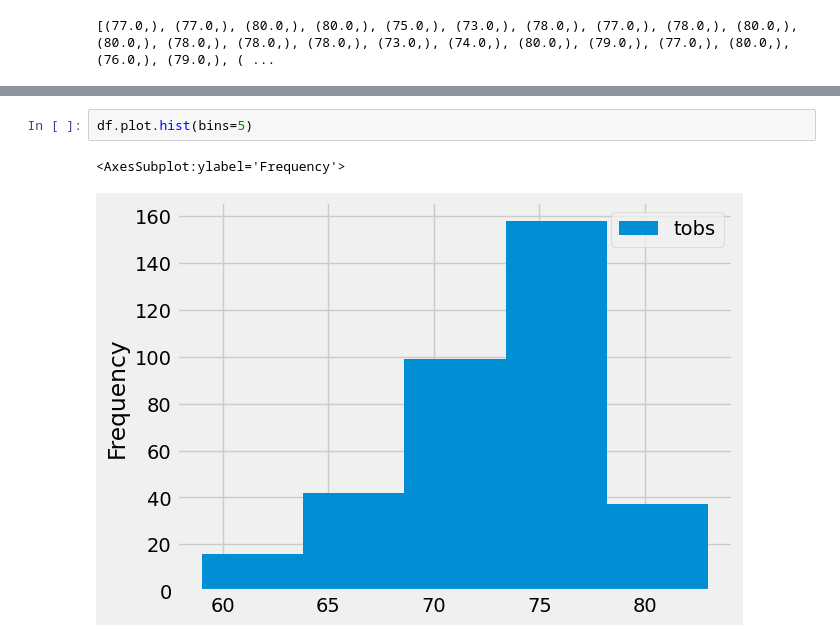
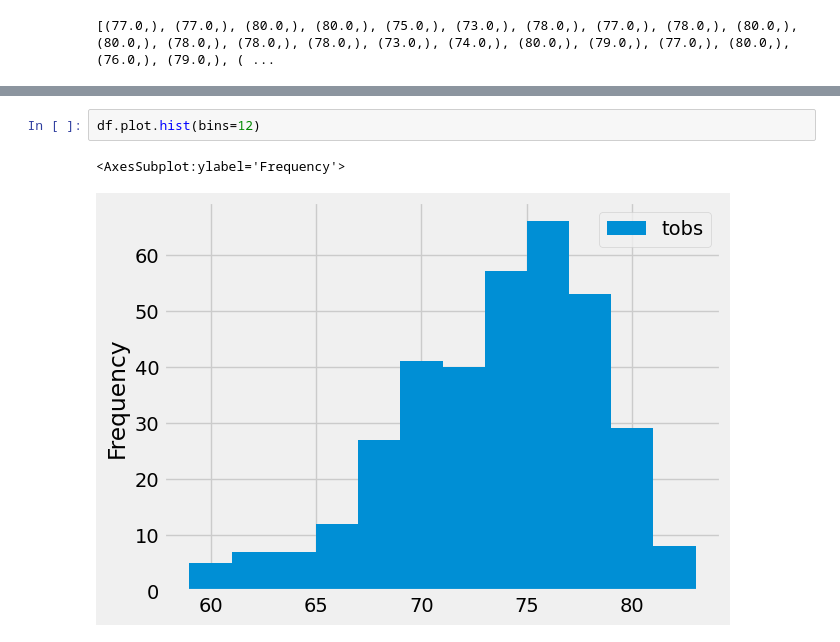
Before and after one commit to joepeck28/surfs_up, a Jupyter notebook: climate_analysis.ipynb, the cells around one changed output, grey strips where cells are left out. Saved outputs shown, nothing was run; the diff lists cells and outputs as text.

```diff
--- a/climate_analysis.ipynb
+++ b/climate_analysis.ipynb
@@ -189,7 +189,7 @@ print(df.to_string(index=False))
  76.0
  79.0
 # %%
-df.plot.hist(bins=5)
+df.plot.hist(bins=12)
 # %% [output]
 <AxesSubplot:ylabel='Frequency'>
-[figure, old version]
+[figure, new version]
```
Also changed, not shown: 2 other files.
